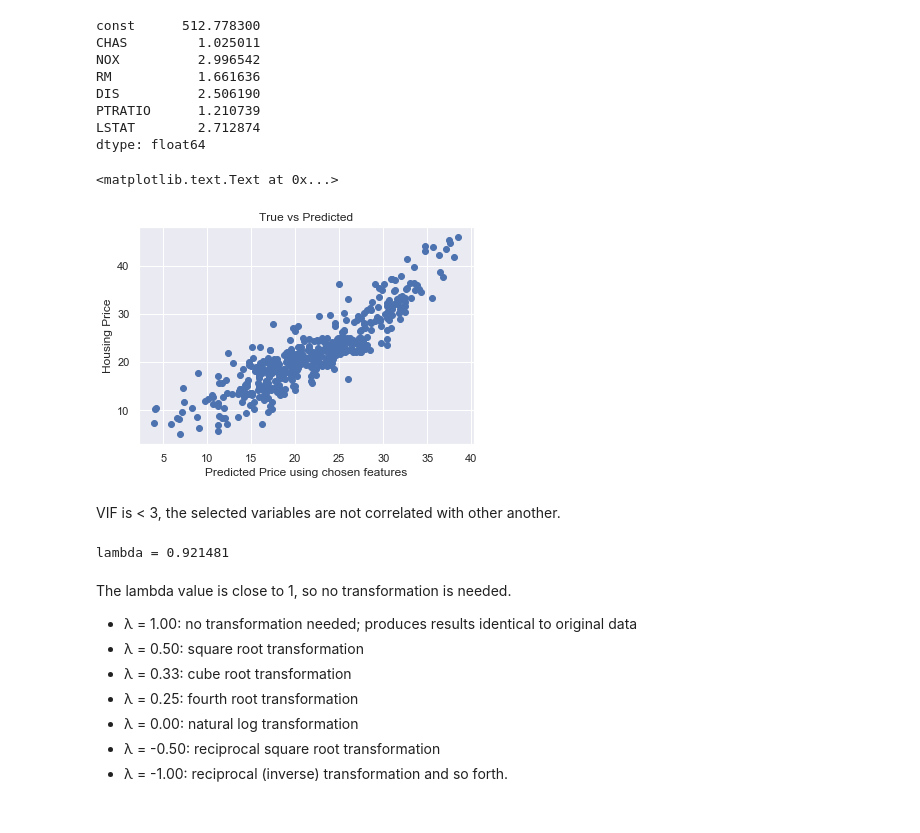
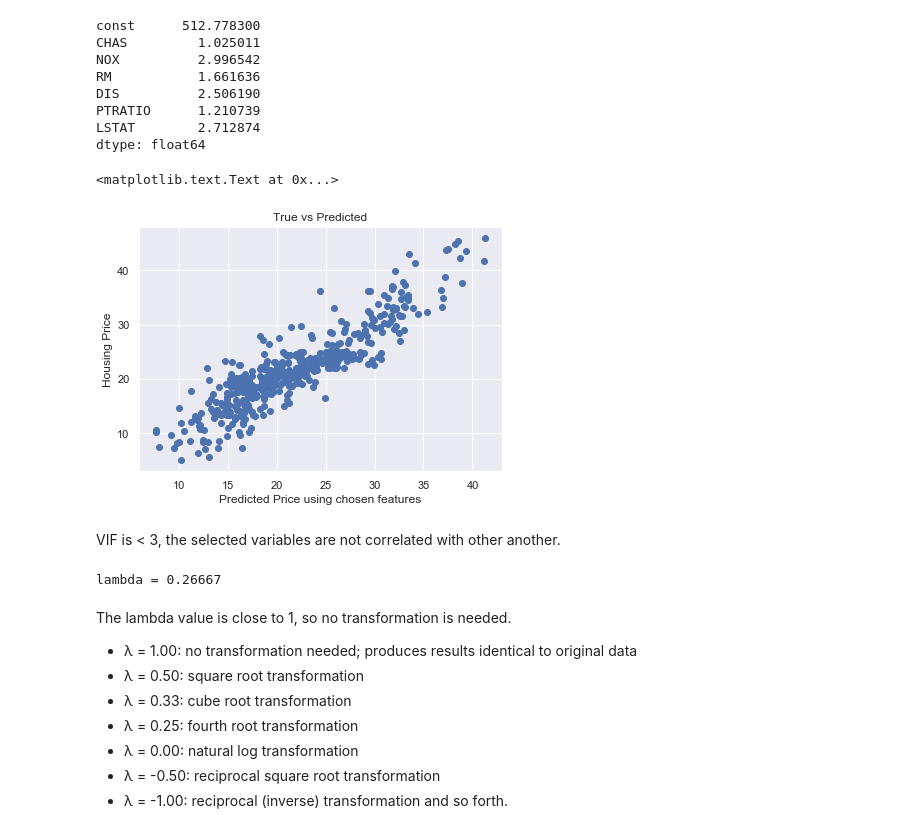
Before and after one commit to jushih/unit-8-machine-learning, a Jupyter notebook: unit-8-linear-regression/Mini_Project_Linear_Regression.ipynb, the cells around one changed output. Cells and saved outputs as stored; diff of their text form; code cells hidden in the pictures.

```diff
--- a/unit-8-linear-regression/Mini_Project_Linear_Regression.ipynb
+++ b/unit-8-linear-regression/Mini_Project_Linear_Regression.ipynb
@@ -411,0 +430,4 @@ plt.show()
+# %%
+#your turn
+sns.set(rc={'figure.figsize':(11.7,8.27)})
+gen_log_charts(bos.RM, "RM")
@@ -521,6 +535,7 @@ Let's see how our model actually fit our data. We can see below that there is a
 </div>
 # %%
 # your turn
+sns.set(rc={'figure.figsize':(6.5,4.5)})
 
 plt.scatter(m.fittedvalues, bos.PRICE)
 plt.xlabel("Predicted Price")
@@ -1460,17 +1475,21 @@ DIS          2.506190
 PTRATIO      1.210739
 LSTAT        2.712874
 dtype: float64
+# %%
+# log transform two variables identified earlier so their relationship to y variable is more linear
+bos2['DISLOG'] = np.log(bos.DIS)
+bos2['LSTATLOG'] = np.log(bos.LSTAT)
 # %%
 # make a final model with new features
 
-m6 = ols('PRICE ~ CHAS + NOX + RM + DIS + PTRATIO + LSTAT',bos2).fit()
+m6 = ols('PRICE ~ CHAS + NOX + RM + DISLOG + PTRATIO + LSTATLOG',bos2).fit()
 plt.scatter(m6.fittedvalues, bos2.PRICE)
 plt.xlabel("Predicted Price using chosen features")
 plt.ylabel("Housing Price")
 plt.title("True vs Predicted")
 # %% [output]
 <matplotlib.text.Text at 0x...>
-[figure, old version]
+[figure, new version]
 # %% [markdown]
 VIF is < 3, the selected variables are not correlated with other another.
 # %%
@@ -1479,7 +1498,7 @@ from scipy import stats
 xt, maxlog, interval = stats.boxcox(m6.fittedvalues, alpha=0.05)
 print("lambda = {:g}".format(maxlog))
 # %% [output]
-lambda = 0.921481
+lambda = 0.26667
 # %% [markdown]
 The lambda value is close to 1, so no transformation is needed.
 * λ = 1.00: no transformation needed; produces results identical to original data
```
Also changed, not shown: parts of 18 cells of this notebook.
